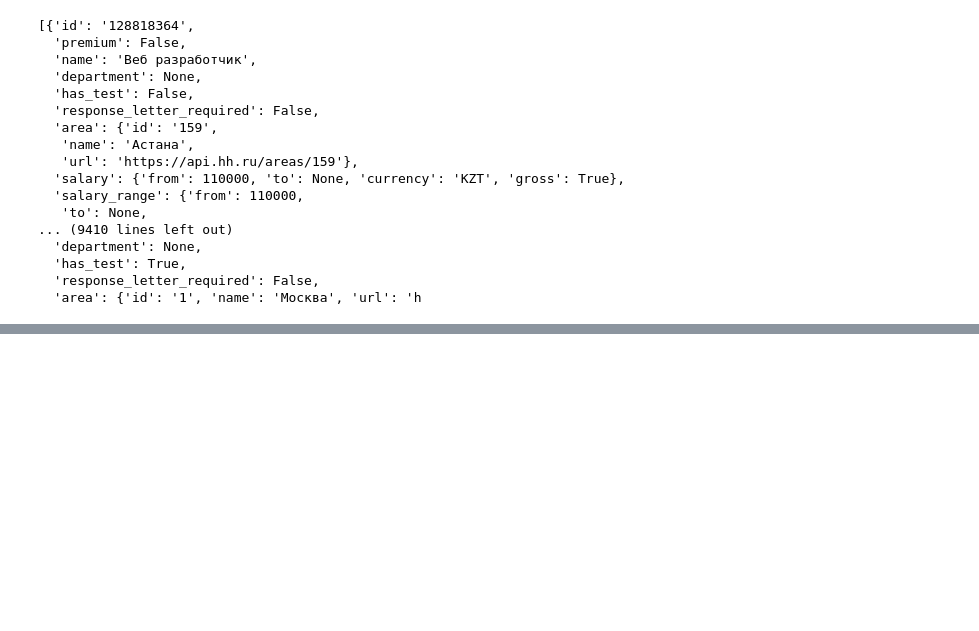
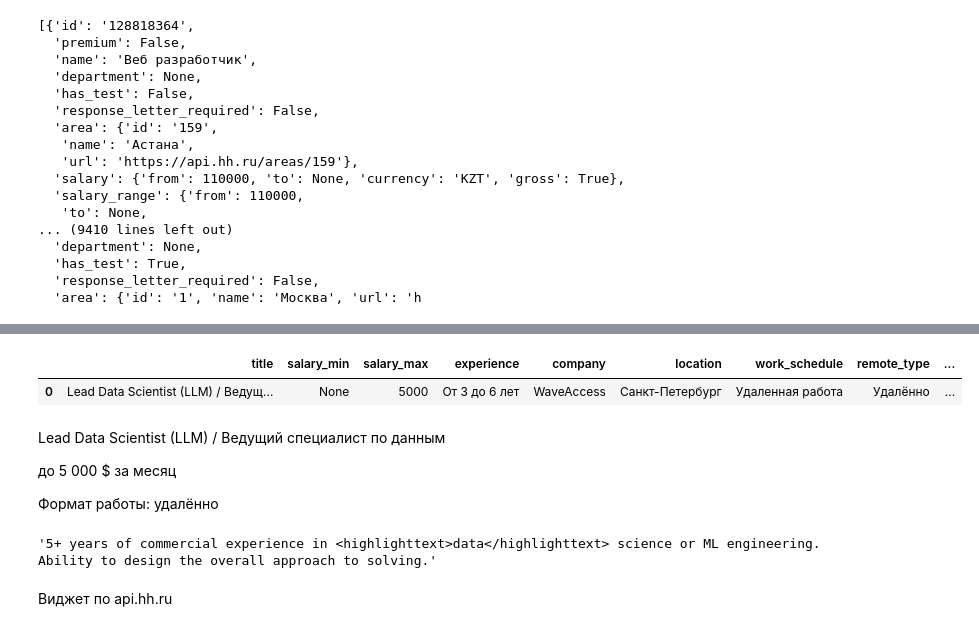
Before and after one commit to Placebo-relay/Introduction_to_AI, a Jupyter notebook: 3. API.ipynb, the cells around one changed output, grey strips where cells are left out. Cells and saved outputs as stored; diff of their text form; code cells hidden in the pictures; blank space fills up the shorter version.

```diff
--- a/3. API.ipynb
+++ b/3. API.ipynb
@@ -249,11 +249,3 @@ Total: 500 vacancies
   'has_test': True,
   'response_letter_required': False,
   'area': {'id': '1', 'name': 'Москва', 'url': 'h
-# %%
-if response.status_code == 200:
-            data = response.json()
-            if data.get('items'):
-                results.extend(data['items'])
-                print(f"Page {page}: {len(data['items'])} items")
-            else:
-                break
@@ -259,0 +323,2 @@ if response.status_code == 200:
+# %%
+vacancies = get_vacancies()
@@ -259,0 +426,17 @@ if response.status_code == 200:
+# %%
+data.head(1)
+# %% [output]
+|  | title | salary_min | salary_max | experience | company | location | work_schedule | remote_type | ... |
+| 0 | Lead Data Scientist (LLM) / Ведущ... | None | 5000 | От 3 до 6 лет | WaveAccess | Санкт-Петербург | Удаленная работа | Удалённо | ... |
+# %% [markdown]
+Lead Data Scientist (LLM) / Ведущий специалист по данным
+
+до 5 000 $ за месяц
+
+Формат работы: удалённо
+# %%
+data.iloc[0]['key_requirements']
+# %% [output]
+'5+ years of commercial experience in <highlighttext>data</highlighttext> science or ML engineering. Ability to design the overall approach to solving.'
+# %% [markdown]
+Виджет по api.hh.ru
```
Also changed, not shown: parts of 7 cells of this notebook.
